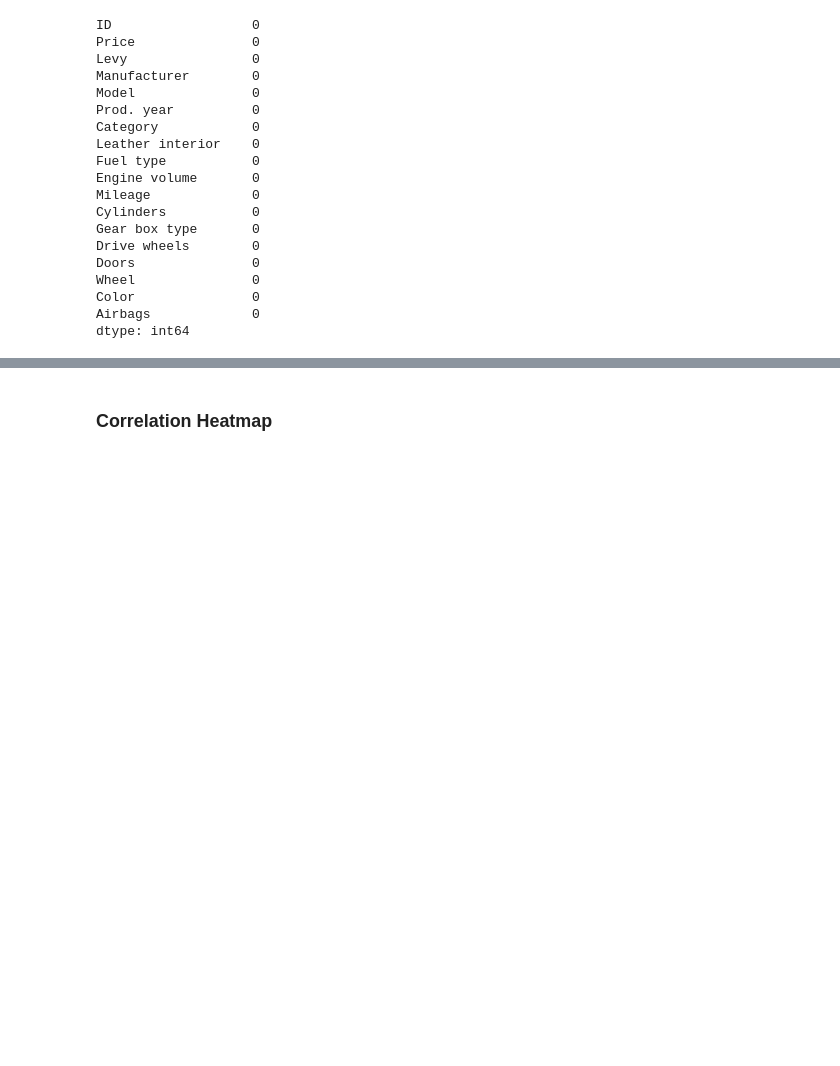
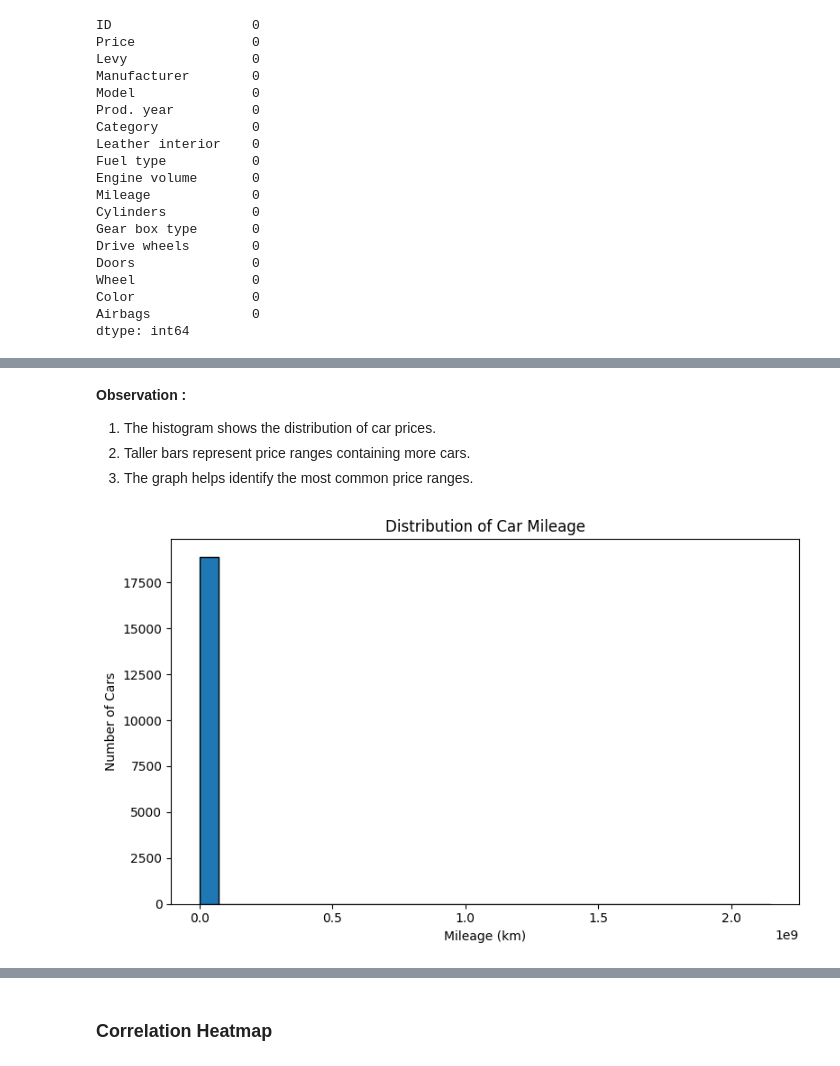
Before and after one commit to kavaderohan2005-netizen/ML-Project, a Jupyter notebook: project/Cars_Prediction.ipynb, the cells around one changed output, grey strips where cells are left out. Saved outputs shown, nothing was run; the diff lists cells and outputs as text; code cells hidden in the pictures; blank space fills up the shorter version.

```diff
--- a/project/Cars_Prediction.ipynb
+++ b/project/Cars_Prediction.ipynb
@@ -451,0 +438,17 @@ plt.show()
+# %% [markdown]
+**Observation :**
+
+1. The histogram shows the distribution of car prices.
+2. Taller bars represent price ranges containing more cars.
+3. The graph helps identify the most common price ranges.
+# %%
+# Histogram of Car Mileage
+plt.figure(figsize=(8, 5))
+plt.hist(df_clean["Mileage"], bins=30, edgecolor="black")
+plt.title("Distribution of Car Mileage")
+plt.xlabel("Mileage (km)")
+plt.ylabel("Number of Cars")
+plt.tight_layout()
+plt.show()
+# %% [output]
+[figure, added]
```
Also changed, not shown: parts of 153 cells of this notebook, 6 other files.
